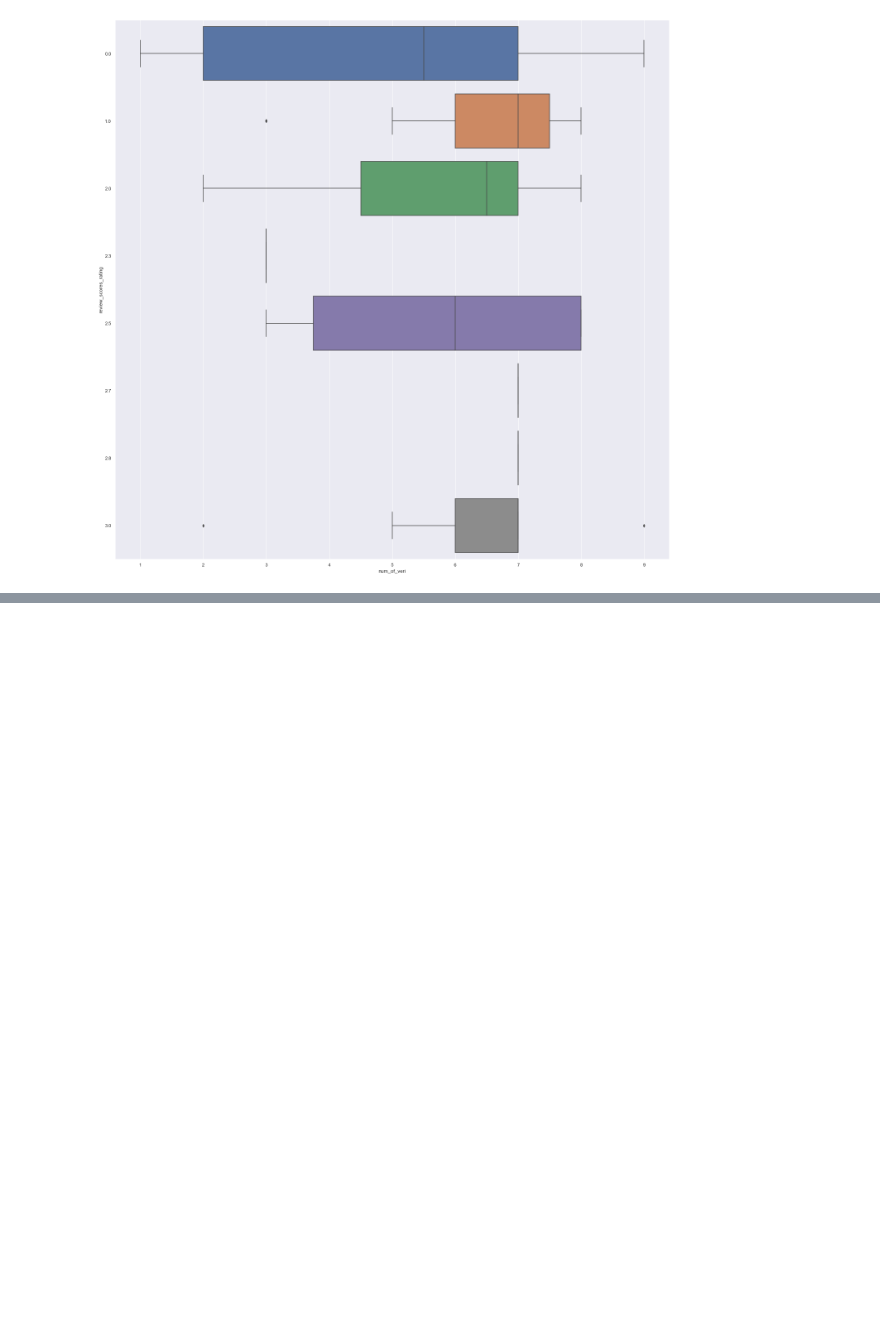
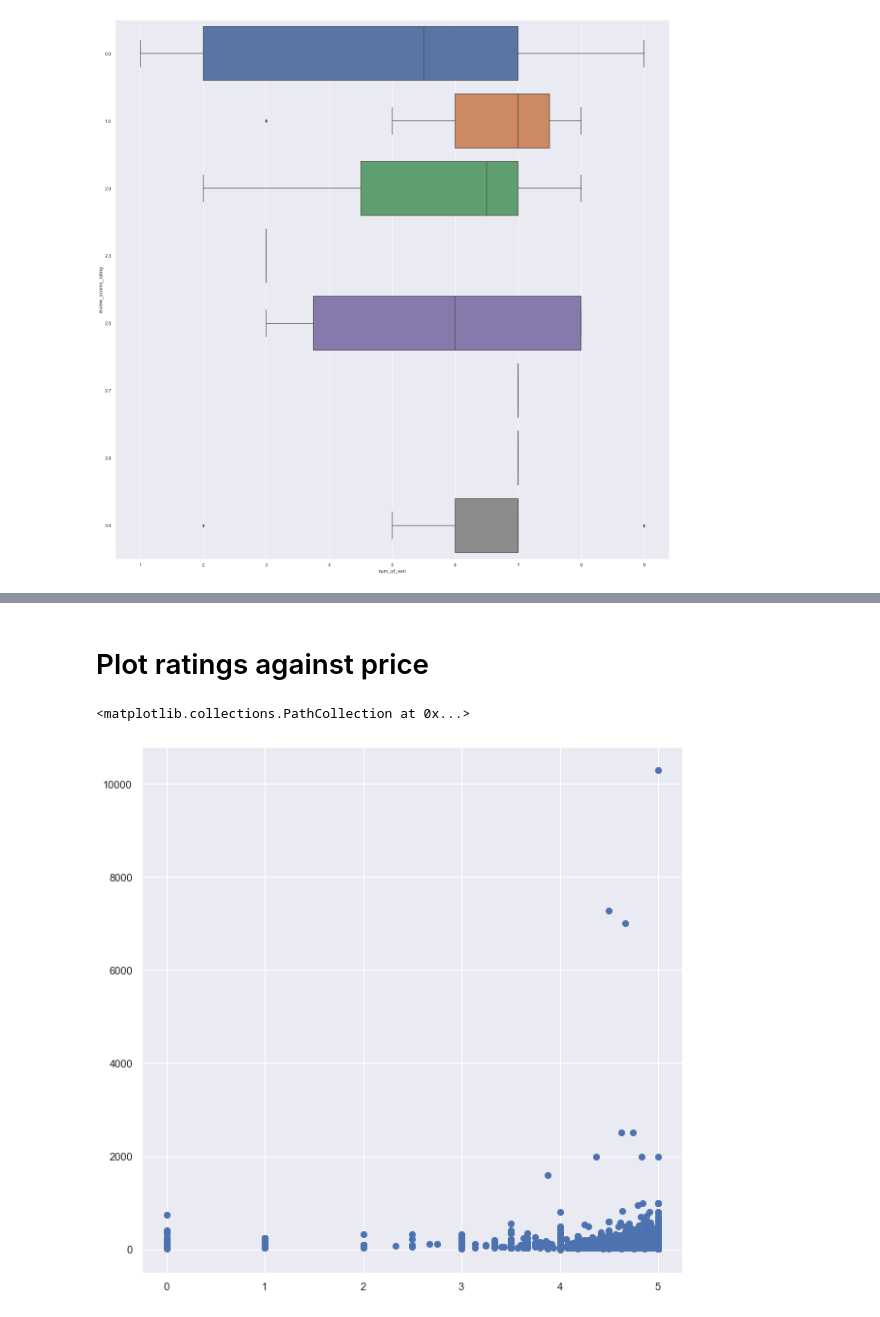
Before and after one commit to boonhaoyeo/SC1015-Mini-Project, a Jupyter notebook: AirBnB_EDA.ipynb, the cells around one changed output, grey strips where cells are left out. Drawn from its saved outputs; the diff is of its cells as text; code cells hidden in the pictures; blank space fills up the shorter version.

```diff
--- a/AirBnB_EDA.ipynb
+++ b/AirBnB_EDA.ipynb
@@ -301,0 +374,3 @@ sb.boxplot(x='num_of_veri', y="review_scores_rating", data=test,orient = "h")
+# %%
+pricedf = zhdf[['price', 'review_scores_rating']]
+pricedf.head()
@@ -301,0 +384,4 @@ sb.boxplot(x='num_of_veri', y="review_scores_rating", data=test,orient = "h")
+# %%
+#remove extra unnecessary symbols and change price to float
+pricedf['price'] = pricedf['price'].str.replace(',', '').str.replace('$', '').astype(float)
+pricedf.head()
@@ -301,0 +400,8 @@ sb.boxplot(x='num_of_veri', y="review_scores_rating", data=test,orient = "h")
+# %% [markdown]
+# Plot ratings against price
+# %%
+plt.figure(figsize=(10,10))
+plt.scatter(pricedf['review_scores_rating'], pricedf['price'])
+# %% [output]
+<matplotlib.collections.PathCollection at 0x...>
+[figure, added]
```
Also changed, not shown: parts of 24 cells of this notebook.
